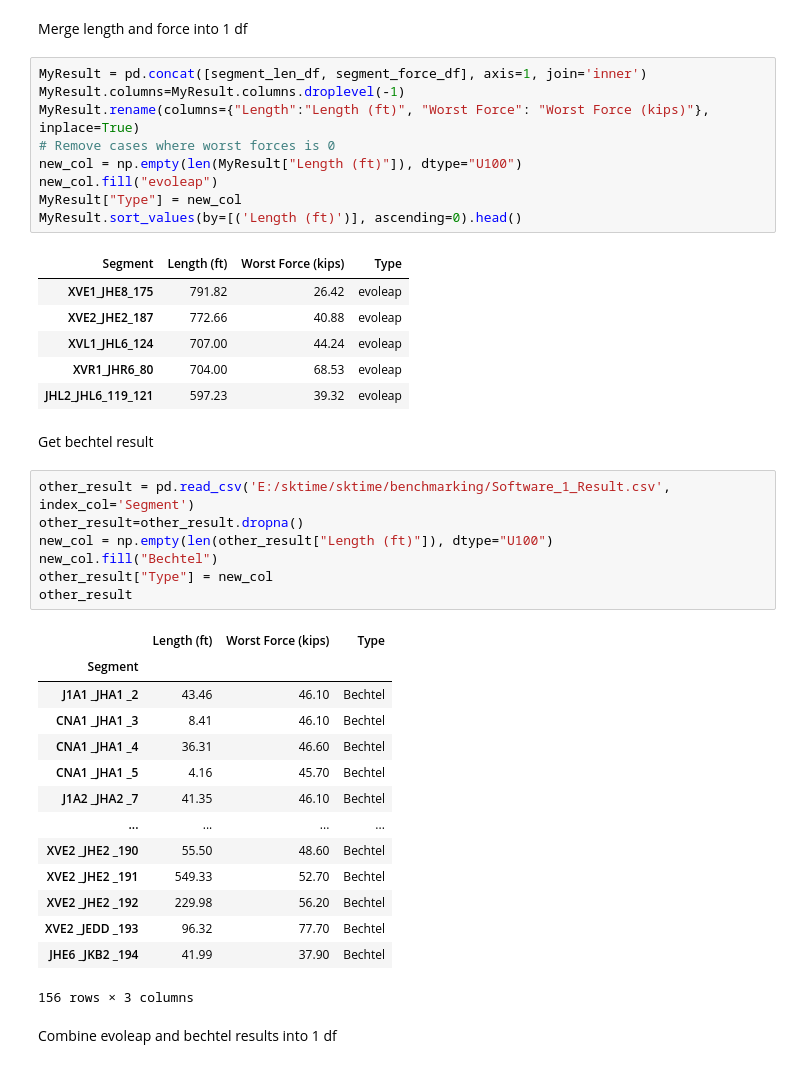
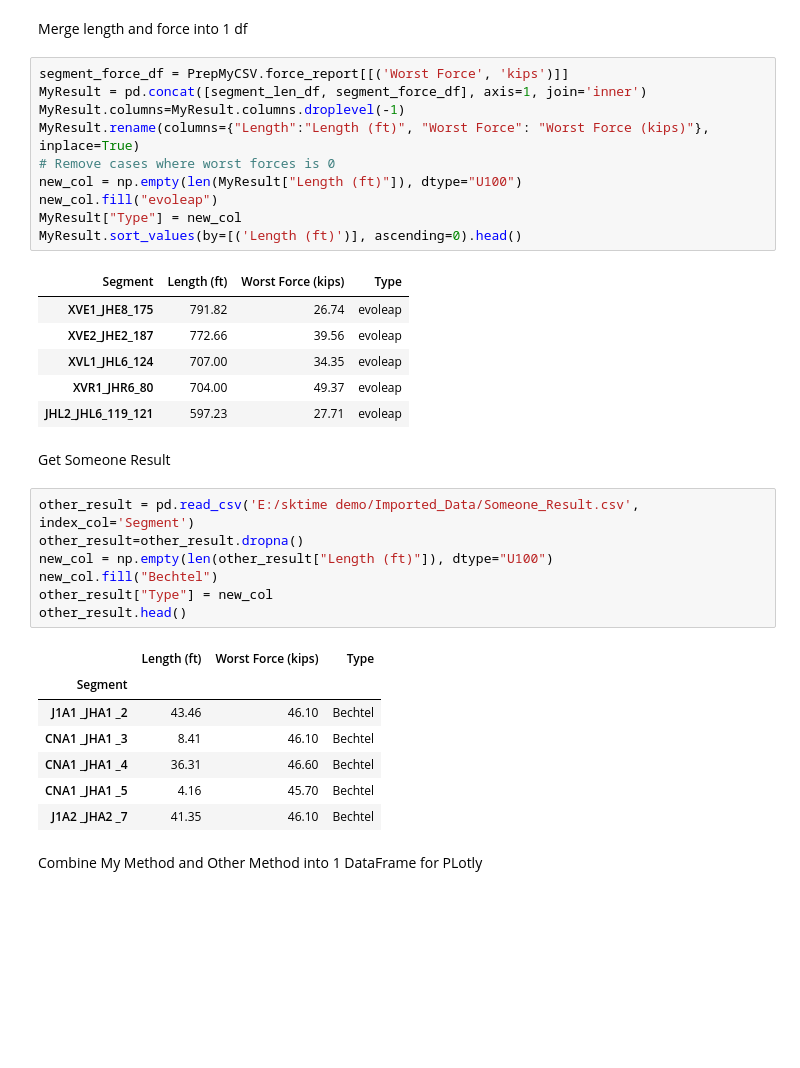
Before and after one commit to TNTran92/sktime, a Jupyter notebook: sktime/benchmarking/sktime_demo.ipynb, the cells around one changed output. Saved outputs shown, nothing was run; the diff lists cells and outputs as text; blank space fills up the shorter version.

```diff
--- a/sktime/benchmarking/sktime_demo.ipynb
+++ b/sktime/benchmarking/sktime_demo.ipynb
@@ -430,6 +506,7 @@ segment_force_df.head()
 # %% [markdown]
 Merge length and force into 1 df
 # %%
+segment_force_df = PrepMyCSV.force_report[[('Worst Force', 'kips')]]
 MyResult = pd.concat([segment_len_df, segment_force_df], axis=1, join='inner')
 MyResult.columns=MyResult.columns.droplevel(-1)
 MyResult.rename(columns={"Length":"Length (ft)", "Worst Force": "Worst Force (kips)"}, inplace=True)
@@ -440,37 +517,30 @@ MyResult["Type"] = new_col
 MyResult.sort_values(by=[('Length (ft)')], ascending=0).head()
 # %% [output]
 | Segment | Length (ft) | Worst Force (kips) | Type |
-| XVE1_JHE8_175 | 791.82 | 26.42 | evoleap |
-| XVE2_JHE2_187 | 772.66 | 40.88 | evoleap |
-| XVL1_JHL6_124 | 707.00 | 44.24 | evoleap |
-| XVR1_JHR6_80 | 704.00 | 68.53 | evoleap |
-| JHL2_JHL6_119_121 | 597.23 | 39.32 | evoleap |
+| XVE1_JHE8_175 | 791.82 | 26.74 | evoleap |
+| XVE2_JHE2_187 | 772.66 | 39.56 | evoleap |
+| XVL1_JHL6_124 | 707.00 | 34.35 | evoleap |
+| XVR1_JHR6_80 | 704.00 | 49.37 | evoleap |
+| JHL2_JHL6_119_121 | 597.23 | 27.71 | evoleap |
-# %% [markdown]
-Get bechtel result
+# %% [markdown]
+Get Someone Result
 # %%
-other_result = pd.read_csv('E:/sktime/sktime/benchmarking/Software_1_Result.csv', index_col='Segment')
+other_result = pd.read_csv('E:/sktime demo/Imported_Data/Someone_Result.csv', index_col='Segment')
 other_result=other_result.dropna()
 new_col = np.empty(len(other_result["Length (ft)"]), dtype="U100")
 new_col.fill("Bechtel")
 other_result["Type"] = new_col
-other_result
+other_result.head()
 # %% [output]
 |  | Length (ft) | Worst Force (kips) | Type |
 | Segment |  |  |  |
 | J1A1 _JHA1 _2 | 43.46 | 46.10 | Bechtel |
 | CNA1 _JHA1 _3 | 8.41 | 46.10 | Bechtel |
 | CNA1 _JHA1 _4 | 36.31 | 46.60 | Bechtel |
 | CNA1 _JHA1 _5 | 4.16 | 45.70 | Bechtel |
 | J1A2 _JHA2 _7 | 41.35 | 46.10 | Bechtel |
-| ... | ... | ... | ... |
-| XVE2 _JHE2 _190 | 55.50 | 48.60 | Bechtel |
-| XVE2 _JHE2 _191 | 549.33 | 52.70 | Bechtel |
-| XVE2 _JHE2 _192 | 229.98 | 56.20 | Bechtel |
-| XVE2 _JEDD _193 | 96.32 | 77.70 | Bechtel |
-| JHE6 _JKB2 _194 | 41.99 | 37.90 | Bechtel |
-156 rows × 3 columns
-# %% [markdown]
-Combine evoleap and bechtel results into 1 df
+# %% [markdown]
+Combine My Method and Other Method into 1 DataFrame for PLotly
 # %%
 # Combine Myresult and Other result and reset index
 combined_df=pd.concat([other_result, MyResult], join="outer", axis=0)
```
Also changed, not shown: parts of 64 cells of this notebook.
